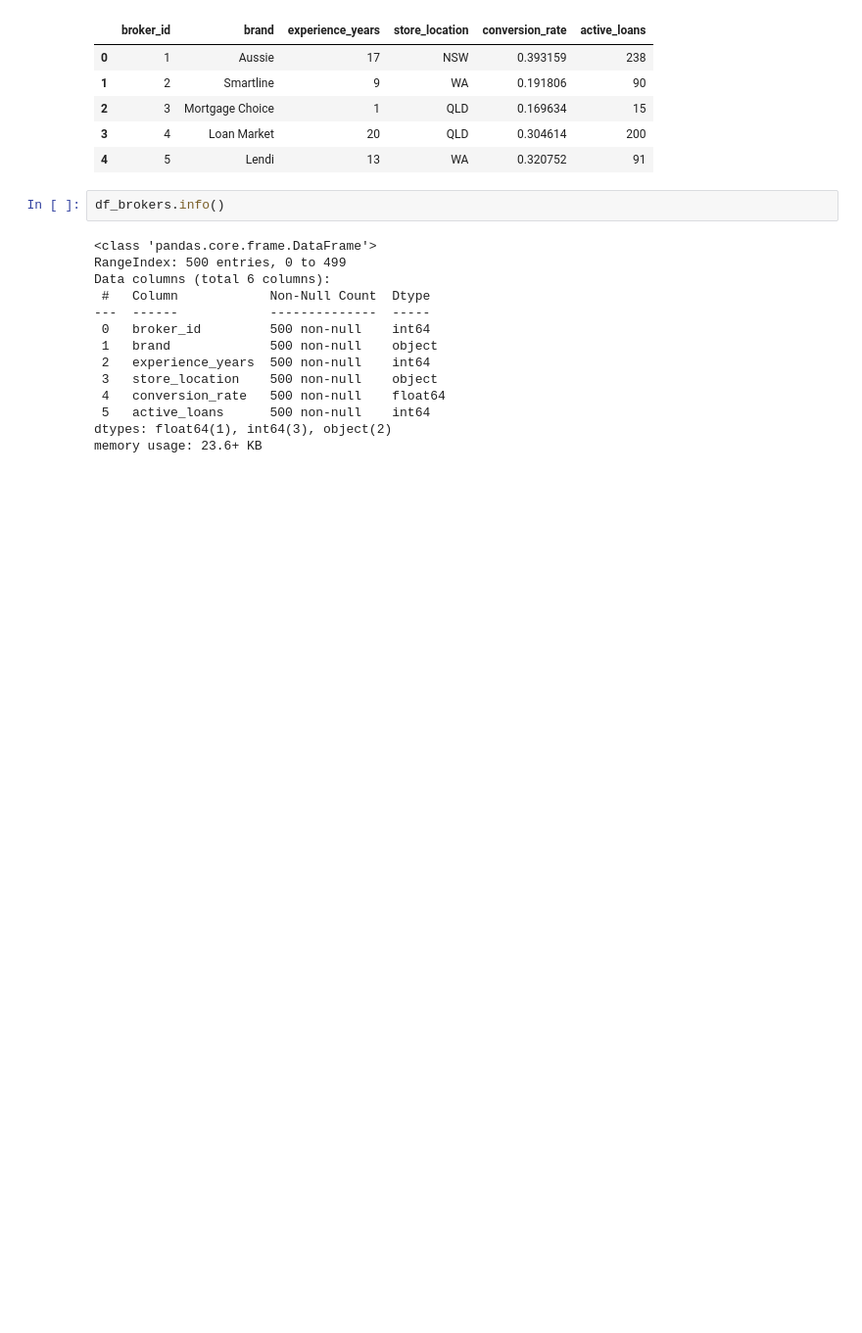
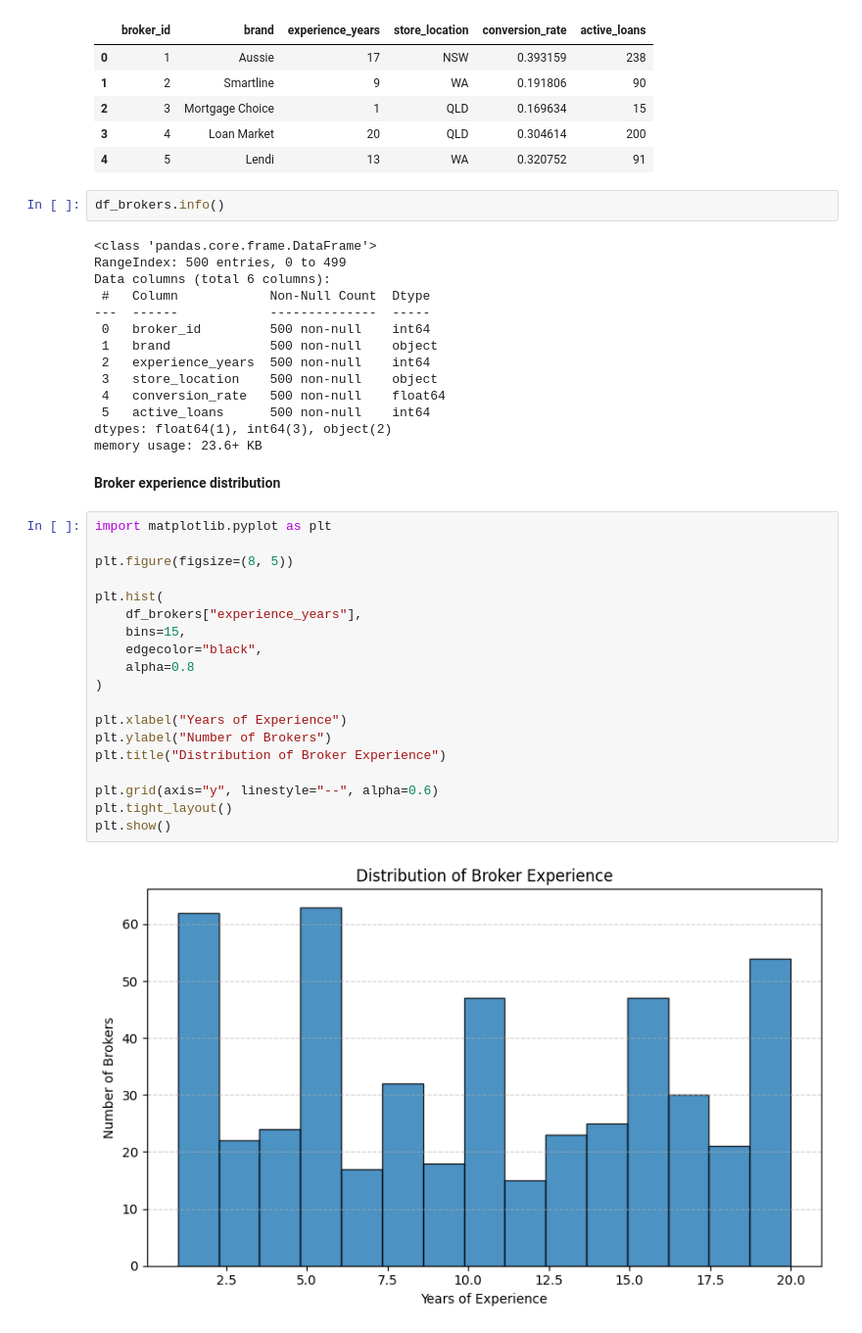
Before and after one commit to MahebobeFayyaz/Australian-Mortgage-Approval-Intelligence-System, a Jupyter notebook: Notebooks/Data_Cleaning_&_EDA.ipynb, the cells around one changed output. Shown at 98% size. Cells and saved outputs as stored; diff of their text form; blank space fills up the shorter version.

Commit message:
EDA of Brokers data completed

```diff
--- a/Notebooks/Data_Cleaning_&_EDA.ipynb
+++ b/Notebooks/Data_Cleaning_&_EDA.ipynb
@@ -1793,3 +1793,26 @@ Data columns (total 6 columns):
  5   active_loans      500 non-null    int64
 dtypes: float64(1), int64(3), object(2)
 memory usage: 23.6+ KB
+# %% [markdown]
+**Broker experience distribution**
+# %%
+import matplotlib.pyplot as plt
+
+plt.figure(figsize=(8, 5))
+
+plt.hist(
+    df_brokers["experience_years"],
+    bins=15,
+    edgecolor="black",
+    alpha=0.8
+)
+
+plt.xlabel("Years of Experience")
+plt.ylabel("Number of Brokers")
+plt.title("Distribution of Broker Experience")
+
+plt.grid(axis="y", linestyle="--", alpha=0.6)
+plt.tight_layout()
+plt.show()
+# %% [output]
+[figure, added]
```
Also changed, not shown: parts of 12 cells of this notebook.
